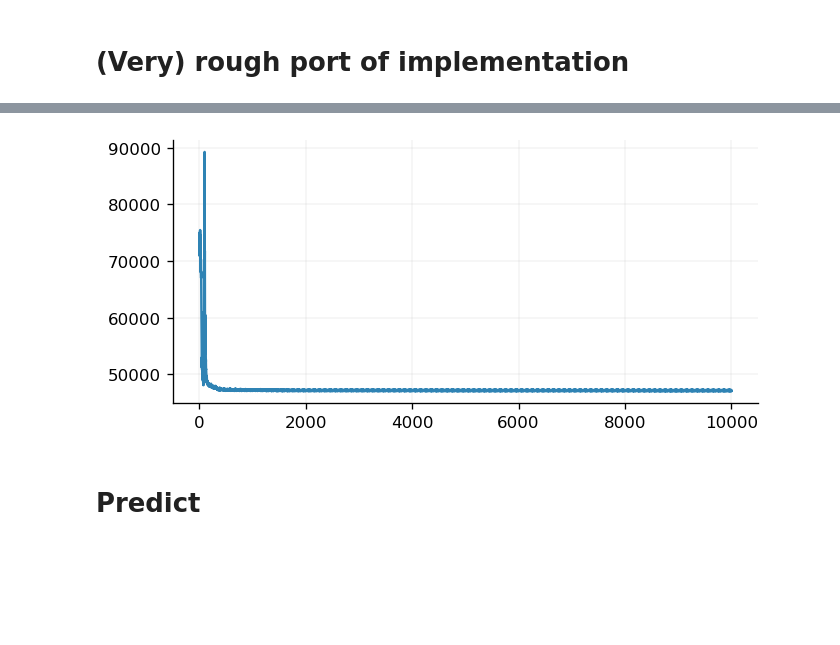
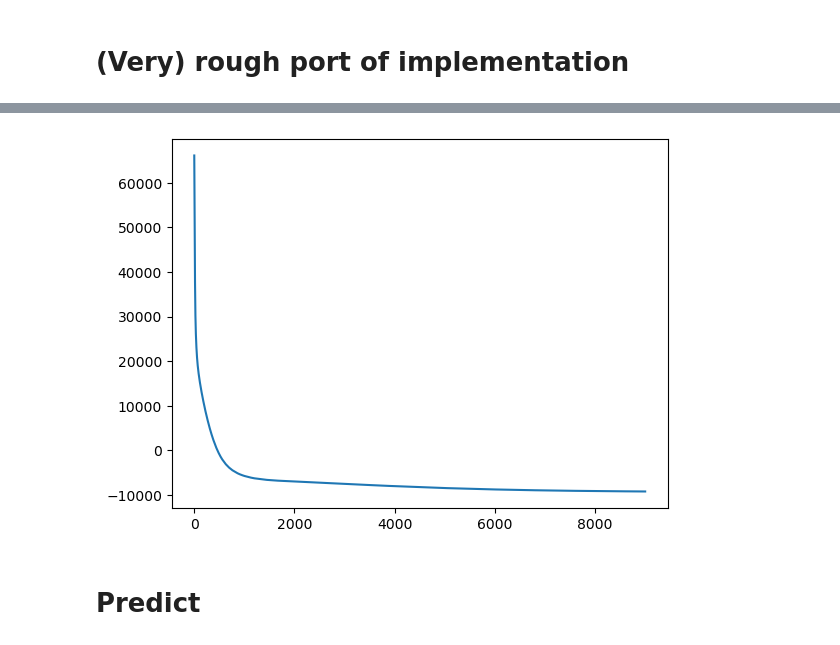
Before and after one commit to pymc-devs/pymc-experimental, a Jupyter notebook: notebooks/gpjax-ssgp-port.ipynb, the cells around one changed output, grey strips where cells are left out. Drawn from its saved outputs; the diff is of its cells as text; code cells hidden in the pictures; blank space fills up the shorter version.

```diff
--- a/notebooks/gpjax-ssgp-port.ipynb
+++ b/notebooks/gpjax-ssgp-port.ipynb
@@ -400,7 +538,7 @@ schedule = ox.warmup_cosine_decay_schedule(
     end_value=0.001,
 )
 
-batch_size=500
+batch_size = 500
 
 optimizer = optax.adam(learning_rate=schedule)
 training_step = make_training_step_fn(model, loss, optimizer, batch_size=batch_size)
@@ -408,16 +546,15 @@ training_step = make_training_step_fn(model, loss, optimizer, batch_size=batch_s
 params = dict(
     eta_log_=-1.0,
     ell_log_=-1.0,
+    sigma_log_=-1.0,
     inducing_inputs=z,
     variational_mean=np.zeros((n_inducing, 1)),
-    #variational_root_covariance=np.eye(n_inducing),
+    # variational_root_covariance=np.eye(n_inducing),
 )
-params["vrc_cholesky_cov_packed_"] = np.zeros((n_inducing * (n_inducing-1) // 2) + n_inducing)
-
-
+params["vrc_cholesky_cov_packed_"] = np.zeros((n_inducing * (n_inducing - 1) // 2) + n_inducing)
 optimizer_state = optimizer.init(params)
 
 ## for use with pmap (:6, thats 6 CPUs)
-#optimizer_state = jax.device_put_replicated(optimizer_state, jax.devices()[:6])
+# optimizer_state = jax.device_put_replicated(optimizer_state, jax.devices()[:6])
 
-#new_params, new_state, loss_value = training_step(Xd[:batch_size, :], yd[:batch_size], params, optimizer_state)
+# new_params, new_state, loss_value = training_step(Xd[:batch_size, :], yd[:batch_size], params, optimizer_state)
@@ -465,6 +610,8 @@ for step in range(n_steps):
 # %%
-plt.plot(loss_history);
+window_size = 1000
+kernel = np.full(window_size, 1 / window_size)
+plt.plot(np.convolve(kernel, loss_history, mode="valid"));
 # %% [output]
-[figure, old version]
+[figure, new version]
 # %% [markdown]
 # Predict
```
Also changed, not shown: parts of 22 cells of this notebook.
